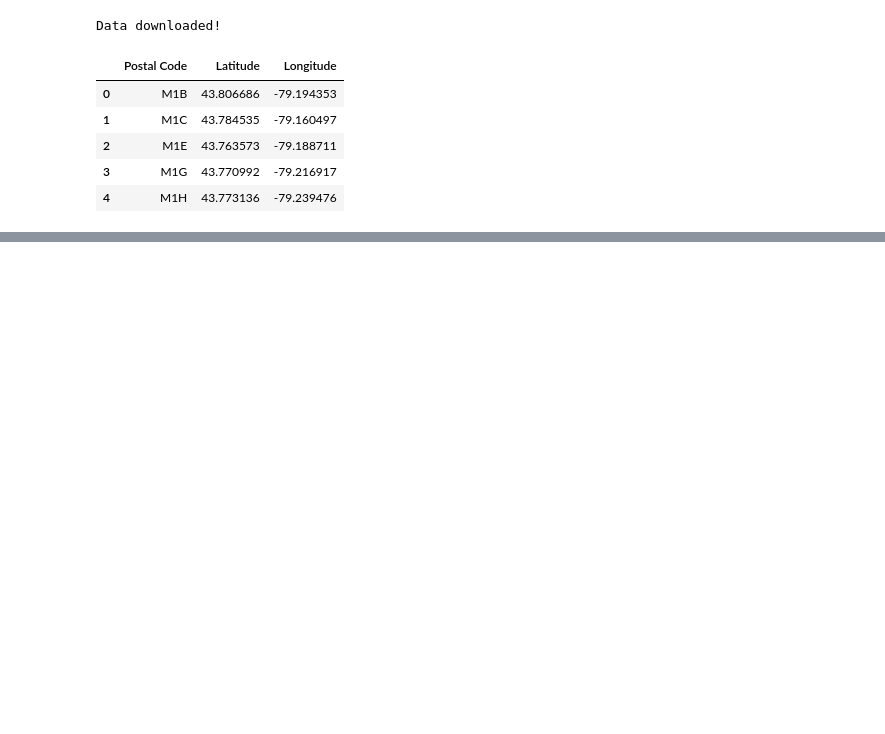
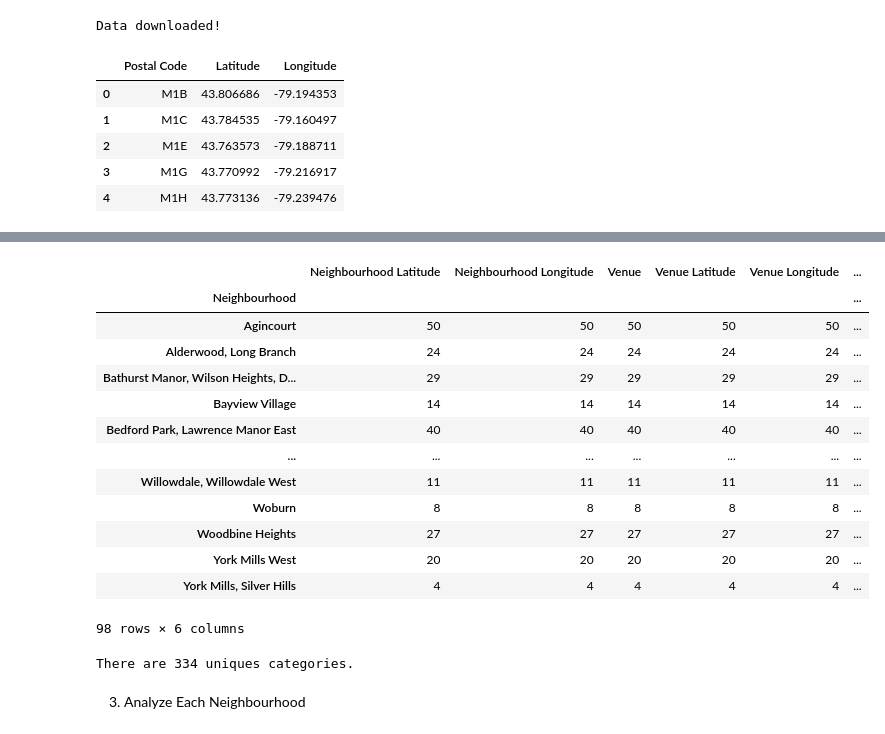
Before and after one commit to nanjohn111/Coursera_Capstone, a Jupyter notebook: Capstone project Week 3.ipynb, the cells around one changed output, grey strips where cells are left out. Cells and saved outputs as stored; diff of their text form; code cells hidden in the pictures; blank space fills up the shorter version.

```diff
--- a/Capstone project Week 3.ipynb
+++ b/Capstone project Week 3.ipynb
@@ -78,0 +226,12 @@ geo_df.head()
+# %%
+# function that extracts the category of the venue
+def get_category_type(row):
+    try:
+        categories_list = row['categories']
+    except:
+        categories_list = row['venue.categories']
+
+    if len(categories_list) == 0:
+        return None
+    else:
+        return categories_list[0]['name']
@@ -78,0 +339,23 @@ geo_df.head()
+# %%
+toronto_venues.groupby('Neighbourhood').count()
+# %% [output]
+|  | Neighbourhood Latitude | Neighbourhood Longitude | Venue | Venue Latitude | Venue Longitude | ... |
+| Neighbourhood |  |  |  |  |  | ... |
+| Agincourt | 50 | 50 | 50 | 50 | 50 | ... |
+| Alderwood, Long Branch | 24 | 24 | 24 | 24 | 24 | ... |
+| Bathurst Manor, Wilson Heights, D... | 29 | 29 | 29 | 29 | 29 | ... |
+| Bayview Village | 14 | 14 | 14 | 14 | 14 | ... |
+| Bedford Park, Lawrence Manor East | 40 | 40 | 40 | 40 | 40 | ... |
+| ... | ... | ... | ... | ... | ... | ... |
+| Willowdale, Willowdale West | 11 | 11 | 11 | 11 | 11 | ... |
+| Woburn | 8 | 8 | 8 | 8 | 8 | ... |
+| Woodbine Heights | 27 | 27 | 27 | 27 | 27 | ... |
+| York Mills West | 20 | 20 | 20 | 20 | 20 | ... |
+| York Mills, Silver Hills | 4 | 4 | 4 | 4 | 4 | ... |
+98 rows × 6 columns
+# %%
+print('There are {} uniques categories.'.format(len(toronto_venues['Venue Category'].unique())))
+# %% [output]
+There are 334 uniques categories.
+# %% [markdown]
+3. Analyze Each Neighbourhood
```
Also changed, not shown: parts of 44 cells of this notebook.
